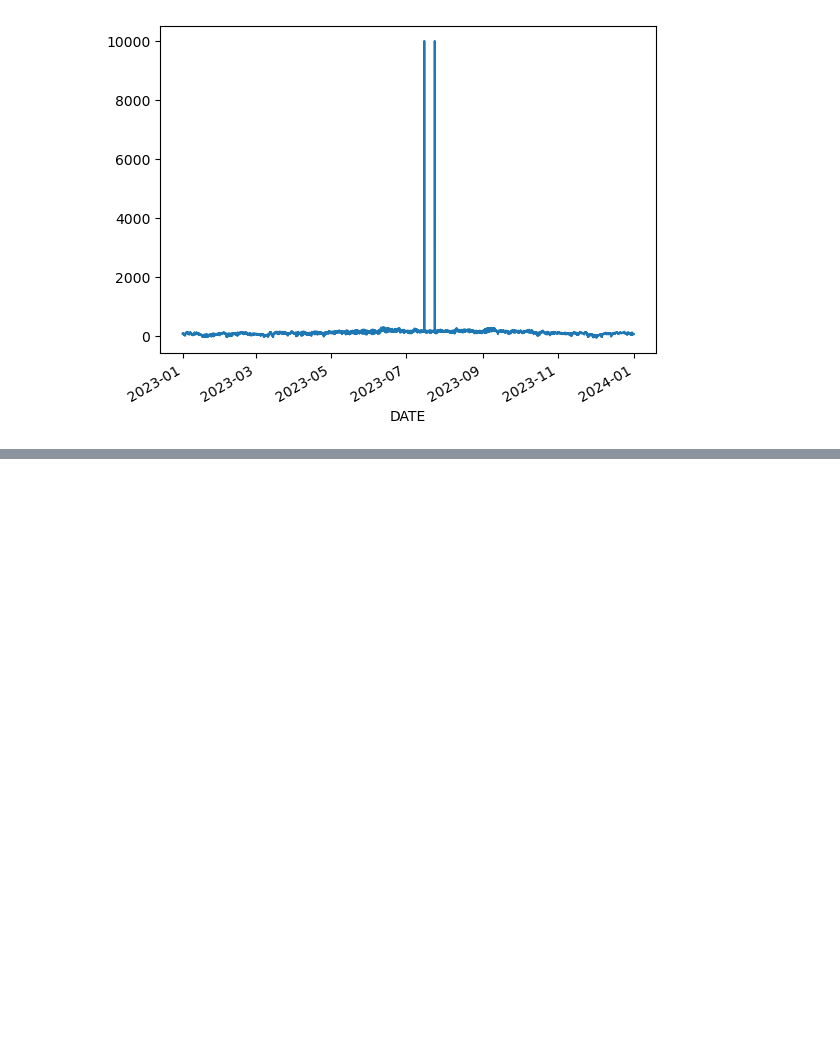
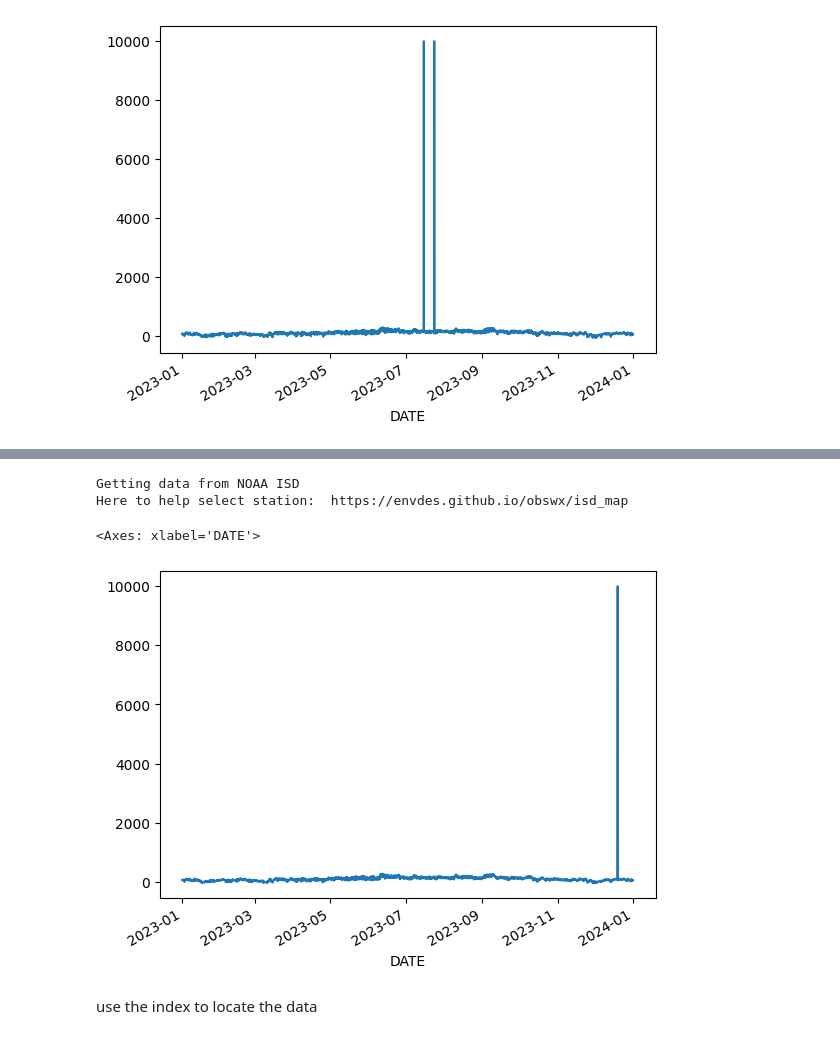
Before and after one commit to JunjieYU-UoM/AutoML_climate_tutorial, a Jupyter notebook: tutorial.ipynb, the cells around one changed output, grey strips where cells are left out. Cells and saved outputs as stored; diff of their text form; code cells hidden in the pictures; blank space fills up the shorter version.

```diff
--- a/tutorial.ipynb
+++ b/tutorial.ipynb
@@ -65,0 +181,14 @@ df['T_filled'] = df['TMP'].apply(lambda x: x if x < 9999 else np.nan).interpolat
+# %%
+# try you code in here and the plot is like below
+s="03330099999"
+lt = met.get_data(year=2023, station=s, isd_source="AWS")
+lt['TMP'] = lt['TMP'].replace(',','.', regex=True).astype(float) # transform the temperature to float
+lt.index = pd.to_datetime(lt['DATE']) # set the date as index
+lt['TMP'].plot()
+# %% [output]
+Getting data from NOAA ISD
+Here to help select station:  https://envdes.github.io/obswx/isd_map
+<Axes: xlabel='DATE'>
+[figure, added]
+# %% [markdown]
+use the index to locate the data
```
Also changed, not shown: parts of 58 cells of this notebook, 2 other files.
